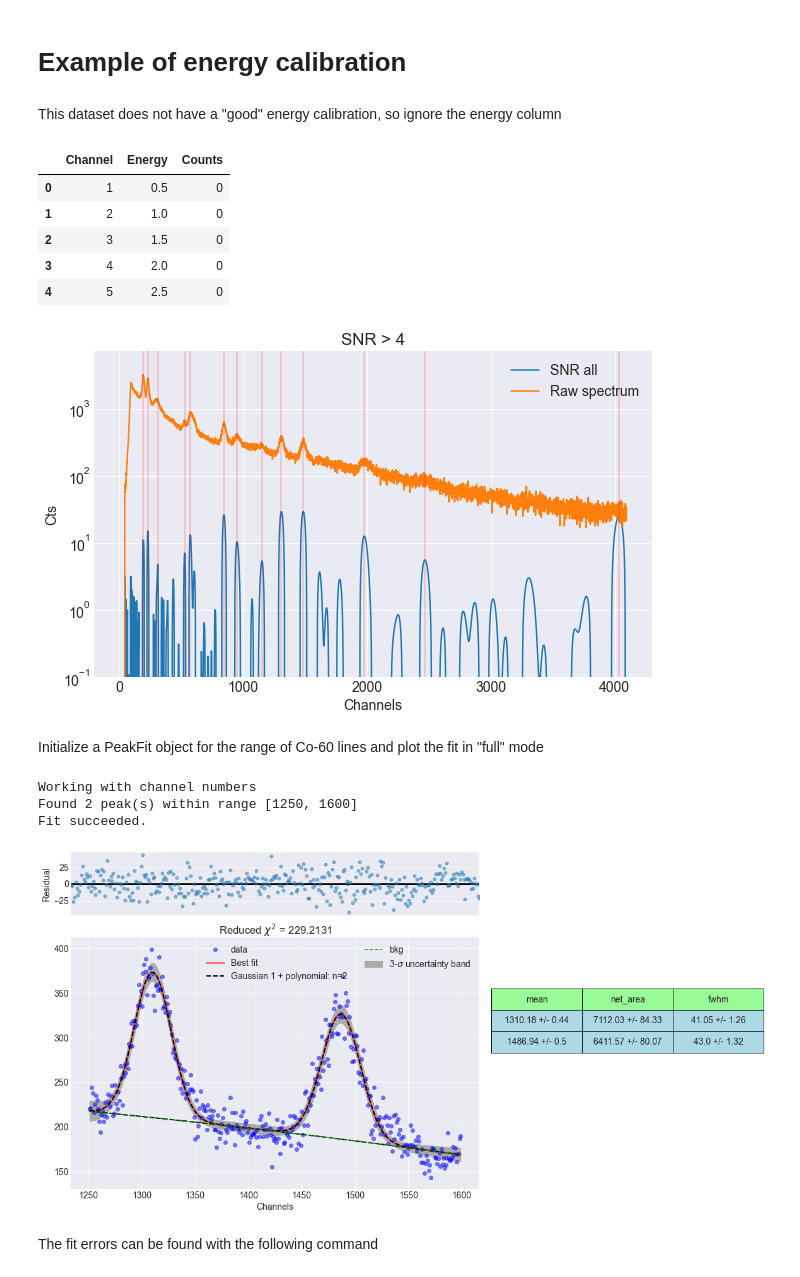
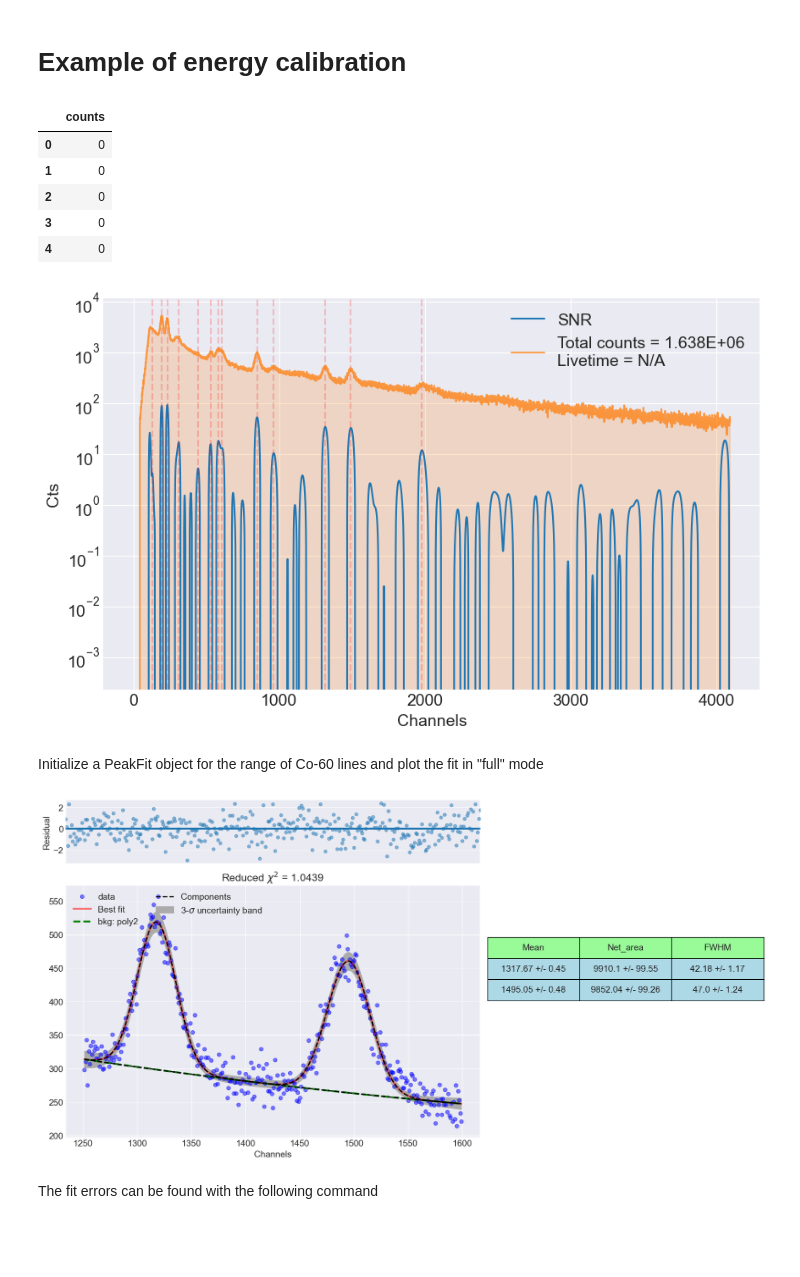
Before and after one commit to mauricioAyllon/NASA-gamma, a Jupyter notebook: examples/4.energy-calibration.ipynb, the cells around one changed output. Saved outputs shown, nothing was run; the diff lists cells and outputs as text; code cells hidden in the pictures; blank space fills up the shorter version.

```diff
--- a/examples/4.energy-calibration.ipynb
+++ b/examples/4.energy-calibration.ipynb
@@ -1,41 +1,35 @@
 # %% [markdown]
 # Example of energy calibration
 # %%
+from nasagamma import spectrum as sp
+import numpy as np
 import pandas as pd
-from nasagamma import spectrum as sp
 from nasagamma import peaksearch as ps
 from nasagamma import peakfit as pf
-import matplotlib.pyplot as plt
-import numpy as np
+from nasagamma import energy_calibration as ecal
+
+
+# dataset 1
+file = "data/gui_test_data_cebr.csv"
+df = pd.read_csv(file)
-# %%
-file = "data/10-23-2020-800-3.csv"
-# the columns are not in a 'nice' format (blank spaces)
-# so, rename them
-dict0 = {" Energy (keV)" : "Energy", " Counts":"Counts"}
-
-dfi = pd.read_csv(file, nrows=5)
-df = pd.read_csv(file, header=6)
-df = df.rename(columns=dict0)
-# %% [markdown]
-This dataset does not have a "good" energy calibration, so ignore the energy column
 # %%
 df.head()
 # %% [output]
-|  | Channel | Energy | Counts |
-| 0 | 1 | 0.5 | 0 |
-| 1 | 2 | 1.0 | 0 |
-| 2 | 3 | 1.5 | 0 |
-| 3 | 4 | 2.0 | 0 |
-| 4 | 5 | 2.5 | 0 |
+|  | counts |
+| 0 | 0 |
+| 1 | 0 |
+| 2 | 0 |
+| 3 | 0 |
+| 4 | 0 |
 # %%
-spect = sp.Spectrum(counts=df.Counts)
+spect = sp.Spectrum(counts=df.counts)
 fwhm_at_0 = 1.0
 ref_x = 1315
 ref_fwhm = 42
 search = ps.PeakSearch(spect, ref_x, ref_fwhm, fwhm_at_0, min_snr=4)
 search.plot_peaks(yscale="log")
 # %% [output]
-[figure, old version]
+[figure, new version]
 # %% [markdown]
 Initialize a PeakFit object for the range of Co-60 lines and plot the fit in "full" mode
 # %%
@@ -44,10 +38,7 @@ bkg = "poly2"
 fit = pf.PeakFit(search, xrange=xrange, bkg=bkg)
 fit.plot(plot_type="full")
 # %% [output]
-Working with channel numbers
-Found 2 peak(s) within range [1250, 1600]
-Fit succeeded.
-[figure, old version]
+[figure, new version]
 # %% [markdown]
 The fit errors can be found with the following command
 # %%
```
Also changed, not shown: parts of 4 cells of this notebook, 6 other files.
